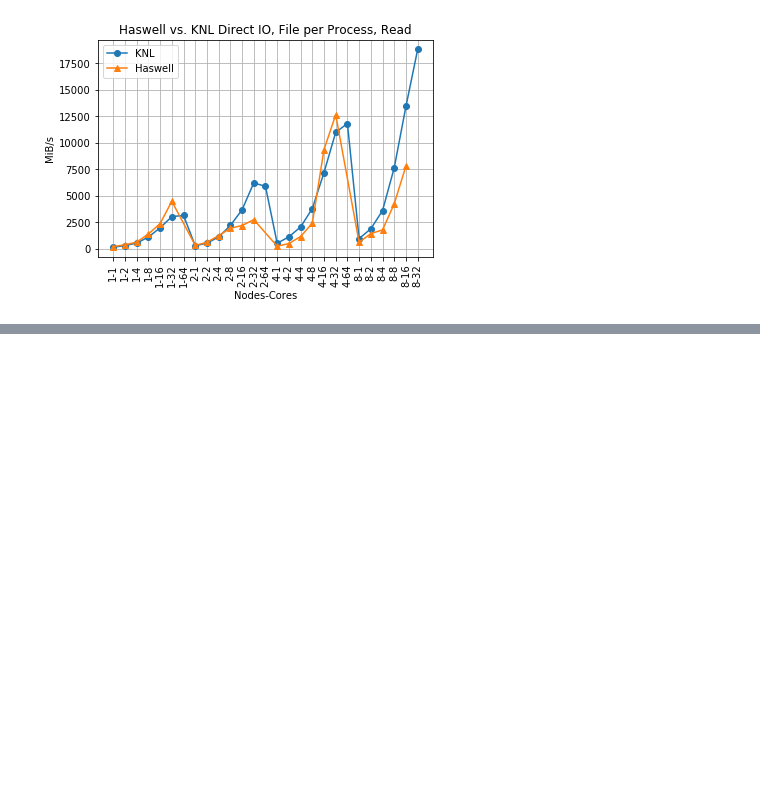
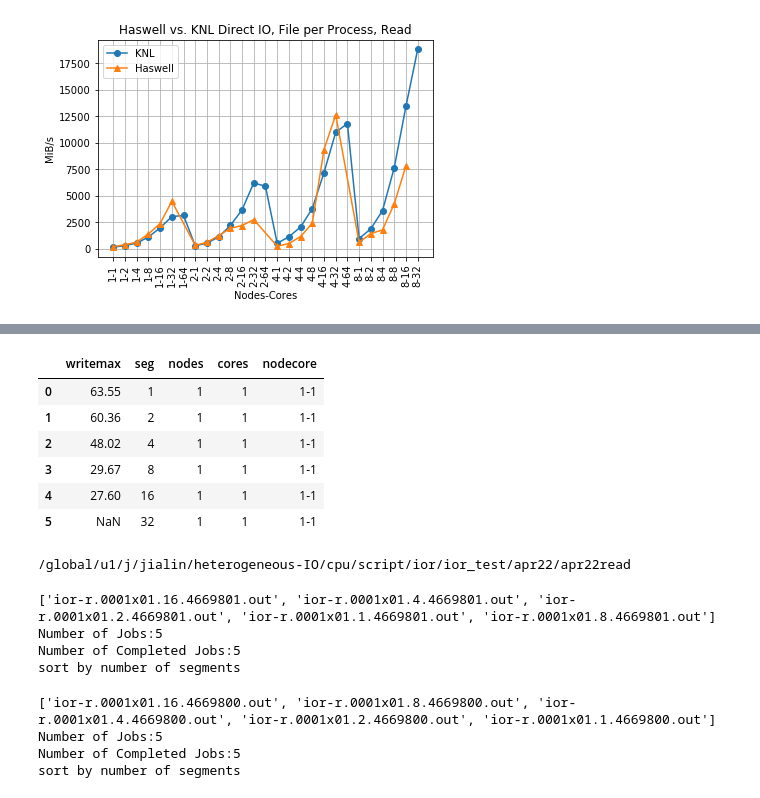
Before and after one commit to NERSC/heterogeneous-IO, a Jupyter notebook: cpu/plot/iostack.ipynb, the cells around one changed output, grey strips where cells are left out. Cells and saved outputs as stored; diff of their text form; code cells hidden in the pictures; blank space fills up the shorter version.

```diff
--- a/cpu/plot/iostack.ipynb
+++ b/cpu/plot/iostack.ipynb
@@ -139,0 +250,10 @@ ior_plot_two(dfknlr,dfhasr,tt)
+# %%
+dfhasw
+# %% [output]
+|  | writemax | seg | nodes | cores | nodecore |
+| 0 | 63.55 | 1 | 1 | 1 | 1-1 |
+| 1 | 60.36 | 2 | 1 | 1 | 1-1 |
+| 2 | 48.02 | 4 | 1 | 1 | 1-1 |
+| 3 | 29.67 | 8 | 1 | 1 | 1-1 |
+| 4 | 27.60 | 16 | 1 | 1 | 1-1 |
+| 5 | NaN | 32 | 1 | 1 | 1-1 |
@@ -139,0 +262,24 @@ ior_plot_two(dfknlr,dfhasr,tt)
+# %%
+cd $dir
+# %% [output]
+/global/u1/j/jialin/heterogeneous-IO/cpu/script/ior/ior_test/apr22/apr22read
+# %%
+jobid="4669801"
+keyword="Max Read"
+tt='KNL Direct IO, File per Process'
+dfknlr=ior_forjob(dir,jobid,keyword,tt,sb="segment")
+# %% [output]
+['ior-r.0001x01.16.4669801.out', 'ior-r.0001x01.4.4669801.out', 'ior-r.0001x01.2.4669801.out', 'ior-r.0001x01.1.4669801.out', 'ior-r.0001x01.8.4669801.out']
+Number of Jobs:5
+Number of Completed Jobs:5
+sort by number of segments
+# %%
+jobid="4669800"
+keyword="Max Read"
+tt='HASWELL Direct IO, File per Process'
+dfhasr=ior_forjob(dir,jobid,keyword,tt,sb="segment")
+# %% [output]
+['ior-r.0001x01.16.4669800.out', 'ior-r.0001x01.8.4669800.out', 'ior-r.0001x01.4.4669800.out', 'ior-r.0001x01.2.4669800.out', 'ior-r.0001x01.1.4669800.out']
+Number of Jobs:5
+Number of Completed Jobs:5
+sort by number of segments
```
Also changed, not shown: parts of 24 cells of this notebook.
